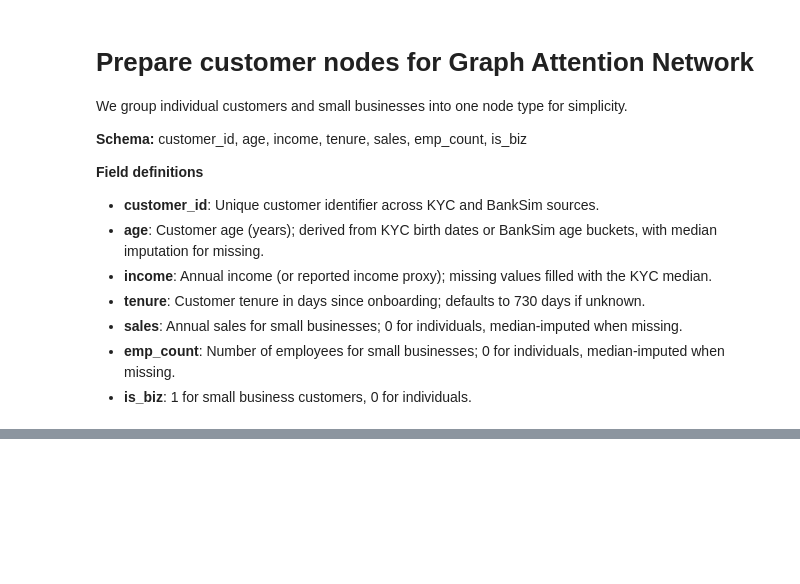
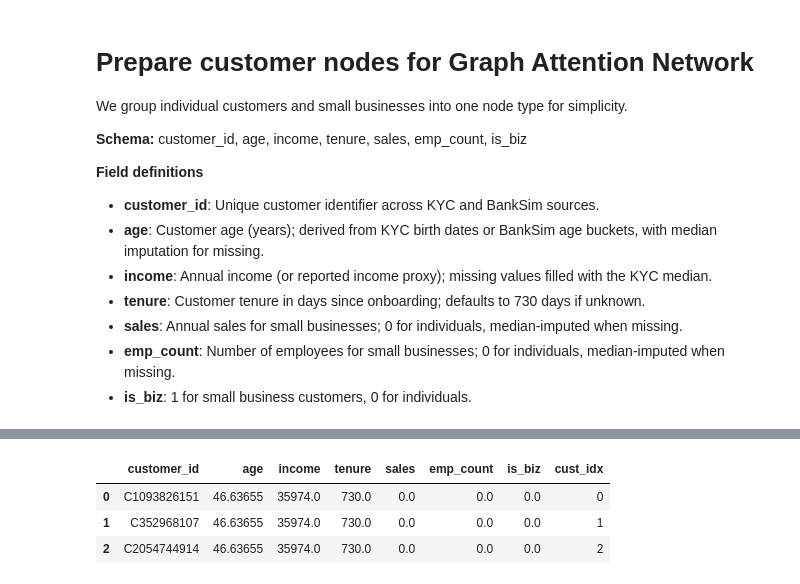
Before and after one commit to freq1062/imi-bigdata-2026, a Jupyter notebook: training.ipynb, the cells around one changed output, grey strips where cells are left out. Cells and saved outputs as stored; diff of their text form; code cells hidden in the pictures; blank space fills up the shorter version.

```diff
--- a/training.ipynb
+++ b/training.ipynb
@@ -1359,0 +357,80 @@ visualize_customer_neighborhood("C1001065306", master_pool, customer_pool, data)
+# %%
+def compute_tenure_days(df, date_col='onboard_date'):
+    if date_col in df.columns:
+        return (pd.Timestamp('2025-01-31') - pd.to_datetime(df[date_col], errors='coerce')).dt.days
+    return pd.Series([np.nan] * len(df))
+
+def build_customer_pool():
+    kyc_ind = pd.read_csv(os.path.join(data_path, 'kyc_individual.csv.gz'))
+    kyc_biz = pd.read_csv(os.path.join(data_path, 'kyc_smallbusiness.csv.gz'))
+    kyc_ind.columns = kyc_ind.columns.str.lower()
+    kyc_biz.columns = kyc_biz.columns.str.lower()
+
+    if 'birth_date' in kyc_ind.columns:
+        birth_dates = pd.to_datetime(kyc_ind['birth_date'], errors='coerce')
+        derived_age = (pd.Timestamp('2025-01-31') - birth_dates).dt.days / 365.25
+        ind_age = pd.to_numeric(kyc_ind.get('age', pd.Series(dtype=float)), errors='coerce').fillna(derived_age)
+    else:
+        ind_age = pd.to_numeric(kyc_ind.get('age', pd.Series(dtype=float)), errors='coerce')
+
+    ind = pd.DataFrame({
+        'customer_id': kyc_ind['customer_id'].astype(str),
+        'age': ind_age,
+        'income': kyc_ind.get('income', np.nan),
+        'tenure': compute_tenure_days(kyc_ind),
+        'sales': 0.0, 'emp_count': 0.0, 'is_biz': 0
+    })
+    biz = pd.DataFrame({
+        'customer_id': kyc_biz['customer_id'].astype(str),
+        'age': np.nan,
+        'income': kyc_biz.get('income', np.nan),
+        'tenure': compute_tenure_days(kyc_biz),
+        'sales': kyc_biz.get('sales', 0.0),
+        'emp_count': kyc_biz.get('emp_count', 0.0),
+        'is_biz': 1
+    })
+
+    median_income = ind['income'].median()
+    median_age = ind['age'].median() if not pd.isna(ind['age'].median()) else 40.0
+    median_sales = biz['sales'].median() if hasattr(biz['sales'], 'median') else 0.0
+    median_emp = biz['emp_count'].median() if hasattr(biz['emp_count'], 'median') else 0.0
+
+    for df in (ind, biz):
+        df['income'] = df['income'].fillna(median_income)
+        df['age'] = df['age'].fillna(median_age)
+        df['tenure'] = df['tenure'].fillna(730)
+        df['sales'] = df['sales'].fillna(median_sales)
+        df['emp_count'] = df['emp_count'].fillna(median_emp)
+
+    banksim = pd.read_csv(os.path.join(banksim_path, 'bs140513_032310.csv.gz'), usecols=['customer', 'age'])
+    banksim['customer'] = banksim['customer'].astype(str)
+    banksim['age'] = banksim['age'].astype(str).str.strip("'")
+    age_map_bs = {'0': 18, '1': 22, '2': 30, '3': 40, '4': 50, '5': 60, '6': 70, 'U': median_age}
+    banksim['age_num'] = banksim['age'].map(age_map_bs).fillna(median_age)
+
+    banksim_customers = master_pool.loc[master_pool['source_dataset'] == 'banksim', 'customer_id'].astype(str).unique()
+    banksim_age_lkp = banksim.drop_duplicates('customer').set_index('customer')['age_num']
+    banksim_df = pd.DataFrame({
+        'customer_id': banksim_customers,
+        'age': [banksim_age_lkp.get(c, median_age) for c in banksim_customers],
+        'income': median_income, 'tenure': 730.0, 'sales': 0.0, 'emp_count': 0.0, 'is_biz': 0
+    })
+
+    customers_df = pd.concat([ind, biz, banksim_df], axis=0, ignore_index=True)
+    customers_df['cust_idx'] = customers_df['customer_id'].map(cust_map)
+    customers_df = customers_df.dropna(subset=['cust_idx']).sort_values('cust_idx').reset_index(drop=True)
+    customers_df[['age','income','tenure','sales','emp_count','is_biz']] = \
+        customers_df[['age','income','tenure','sales','emp_count','is_biz']].astype(float)
+    return customers_df
+
+cust_path = "customer_pool.csv.gz"
+if not os.path.exists(cust_path):
+    print("Building customer pool")
+    customer_pool = build_customer_pool()
+    customer_pool.to_csv(cust_path, index=False, compression="gzip")
+else:
+    customer_pool = pd.read_csv(cust_path, compression="gzip")
+
+print(f"Customer pool: {len(customer_pool):,} rows")
+customer_pool.head(3)
+# %% [output]
@@ -1359,0 +438,4 @@ visualize_customer_neighborhood("C1001065306", master_pool, customer_pool, data)
+|  | customer_id | age | income | tenure | sales | emp_count | is_biz | cust_idx |
+| 0 | C1093826151 | 46.63655 | 35974.0 | 730.0 | 0.0 | 0.0 | 0.0 | 0 |
+| 1 | C352968107 | 46.63655 | 35974.0 | 730.0 | 0.0 | 0.0 | 0.0 | 1 |
+| 2 | C2054744914 | 46.63655 | 35974.0 | 730.0 | 0.0 | 0.0 | 0.0 | 2 |
```
Also changed, not shown: parts of 42 cells of this notebook, 18 other files.
